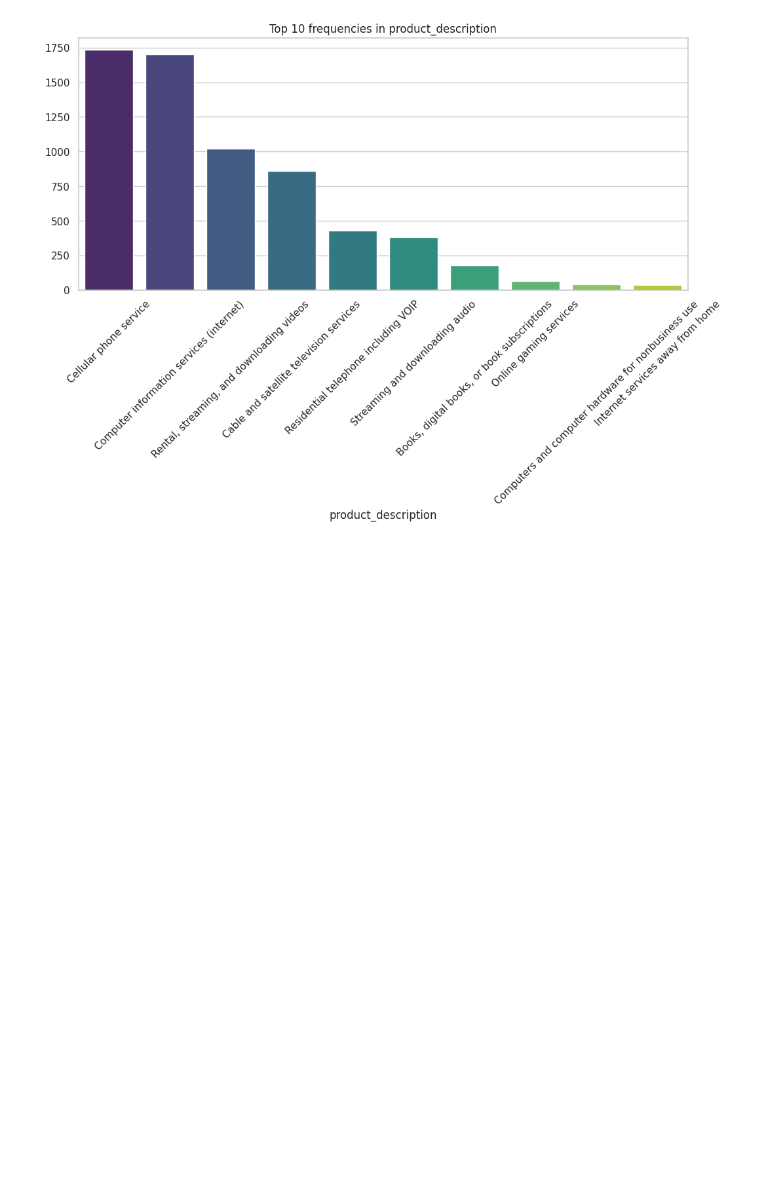
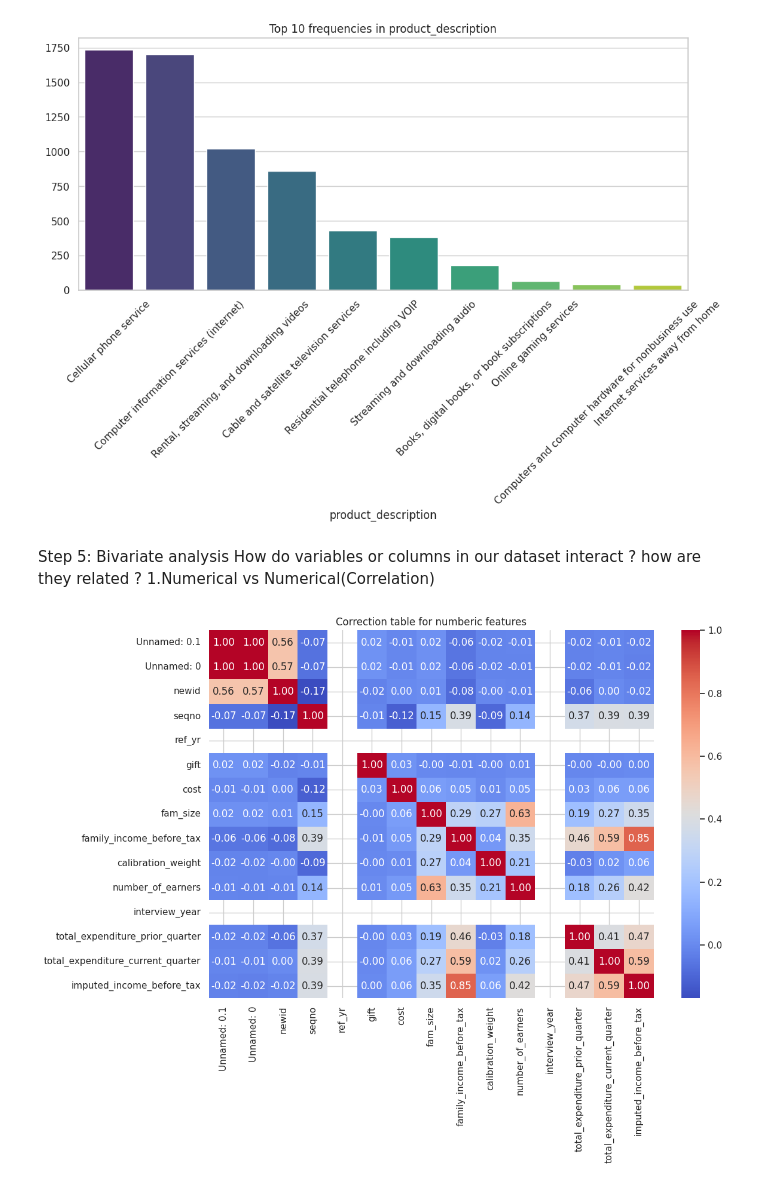
Before and after one commit to Alain-16/Digital_Product_Insights, a Jupyter notebook: DigitalProductEDA.ipynb, the cells around one changed output. Drawn from its saved outputs; the diff is of its cells as text; code cells hidden in the pictures; blank space fills up the shorter version.

Commit message:
EDA bivariate analysis

```diff
--- a/DigitalProductEDA.ipynb
+++ b/DigitalProductEDA.ipynb
@@ -158,3 +158,14 @@ plt.title(f'Top 10 frequencies in {cat_product}')
 plt.show()
 # %% [output]
 [figure]
+# %% [markdown]
+Step 5: Bivariate analysis
+How do variables or columns in our dataset interact ? how are they related ?
+1.Numerical vs Numerical(Correlation)
+# %%
+plt.figure(figsize=(12,8))
+sns.heatmap(df.corr(numeric_only=True),annot=True,cmap='coolwarm',fmt='.2f')
+plt.title("Correction table for numberic features")
+plt.show()
+# %% [output]
+[figure, added]
```
Also changed, not shown: parts of 2 cells of this notebook.
